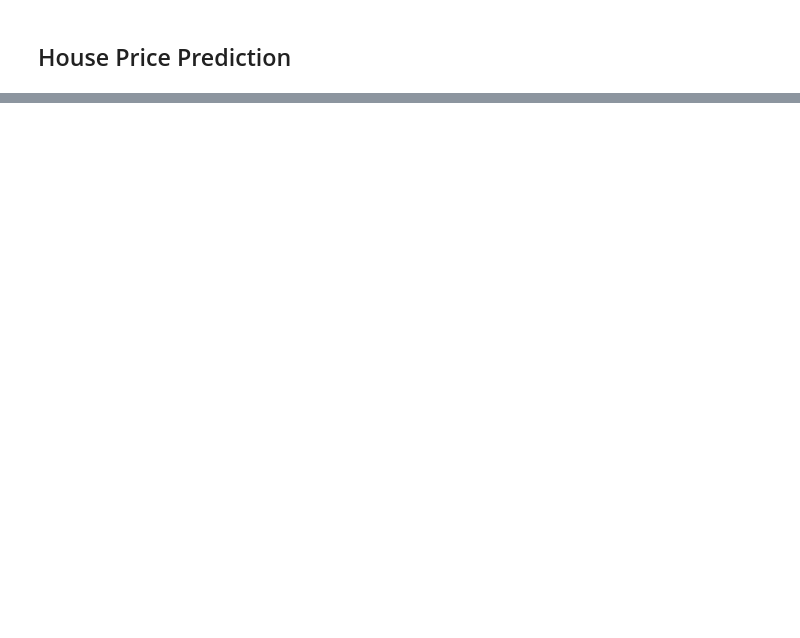
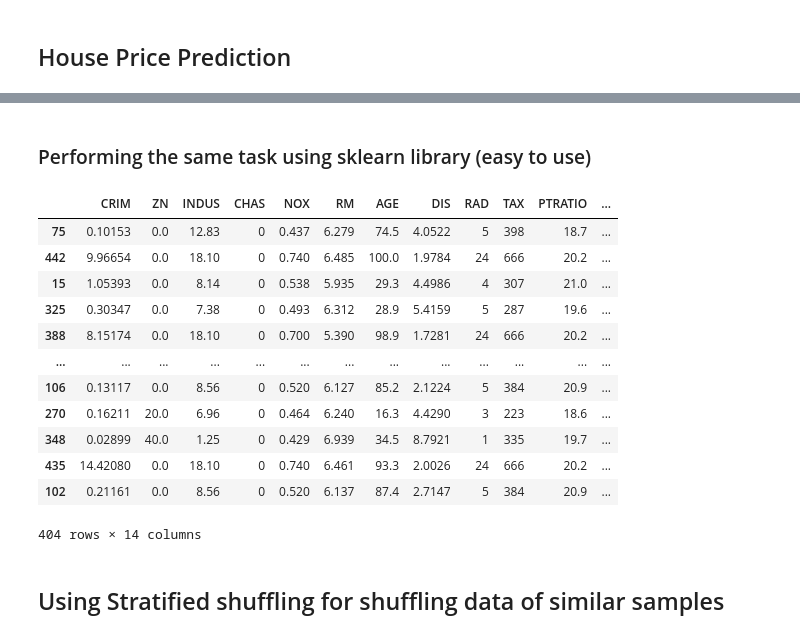
Before and after one commit to MohitDhaker07/House-Price-Prediction-notebook, a Jupyter notebook: House Price Prediction.ipynb, the cells around one changed output, grey strips where cells are left out. Cells and saved outputs as stored; diff of their text form; code cells hidden in the pictures; blank space fills up the shorter version.

```diff
--- a/House Price Prediction.ipynb
+++ b/House Price Prediction.ipynb
@@ -23,0 +92,23 @@ df
+# %% [markdown]
+### Performing the same task using sklearn library (easy to use)
+# %%
+from sklearn.model_selection import train_test_split
+train_set, test_set = train_test_split(housing_df, test_size=0.2, random_state=42, shuffle=True)
+# %%
+train_set
+# %% [output]
+|  | CRIM | ZN | INDUS | CHAS | NOX | RM | AGE | DIS | RAD | TAX | PTRATIO | ... |
+| 75 | 0.10153 | 0.0 | 12.83 | 0 | 0.437 | 6.279 | 74.5 | 4.0522 | 5 | 398 | 18.7 | ... |
+| 442 | 9.96654 | 0.0 | 18.10 | 0 | 0.740 | 6.485 | 100.0 | 1.9784 | 24 | 666 | 20.2 | ... |
+| 15 | 1.05393 | 0.0 | 8.14 | 0 | 0.538 | 5.935 | 29.3 | 4.4986 | 4 | 307 | 21.0 | ... |
+| 325 | 0.30347 | 0.0 | 7.38 | 0 | 0.493 | 6.312 | 28.9 | 5.4159 | 5 | 287 | 19.6 | ... |
+| 388 | 8.15174 | 0.0 | 18.10 | 0 | 0.700 | 5.390 | 98.9 | 1.7281 | 24 | 666 | 20.2 | ... |
+| ... | ... | ... | ... | ... | ... | ... | ... | ... | ... | ... | ... | ... |
+| 106 | 0.13117 | 0.0 | 8.56 | 0 | 0.520 | 6.127 | 85.2 | 2.1224 | 5 | 384 | 20.9 | ... |
+| 270 | 0.16211 | 20.0 | 6.96 | 0 | 0.464 | 6.240 | 16.3 | 4.4290 | 3 | 223 | 18.6 | ... |
+| 348 | 0.02899 | 40.0 | 1.25 | 0 | 0.429 | 6.939 | 34.5 | 8.7921 | 1 | 335 | 19.7 | ... |
+| 435 | 14.42080 | 0.0 | 18.10 | 0 | 0.740 | 6.461 | 93.3 | 2.0026 | 24 | 666 | 20.2 | ... |
+| 102 | 0.21161 | 0.0 | 8.56 | 0 | 0.520 | 6.137 | 87.4 | 2.7147 | 5 | 384 | 20.9 | ... |
+404 rows × 14 columns
+# %% [markdown]
+## Using Stratified shuffling for shuffling data of similar samples
```
Also changed, not shown: parts of 28 cells of this notebook, 3 other files.
